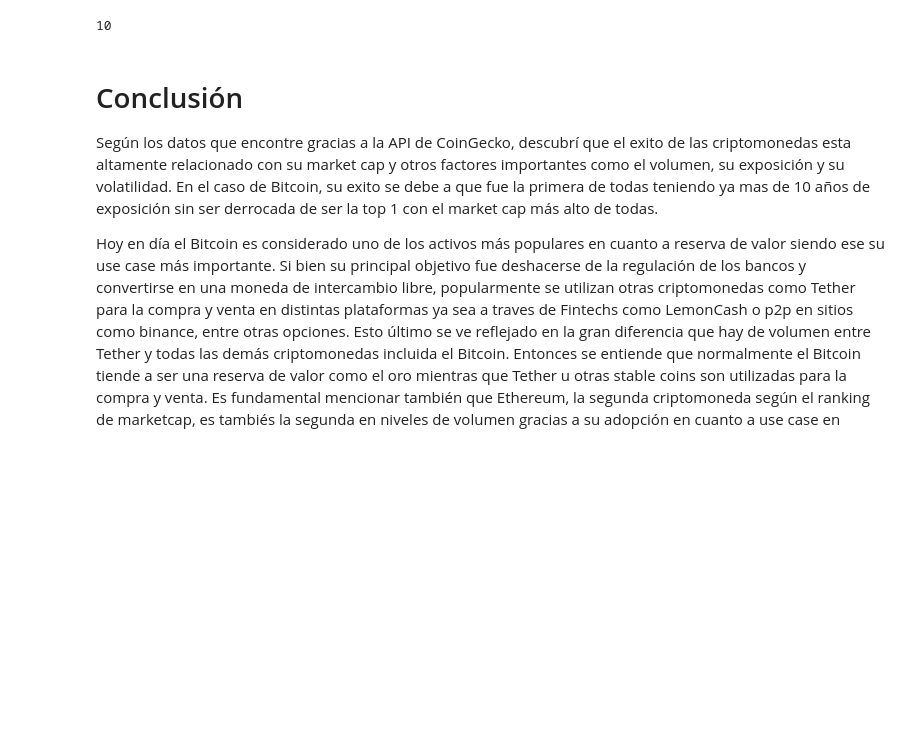
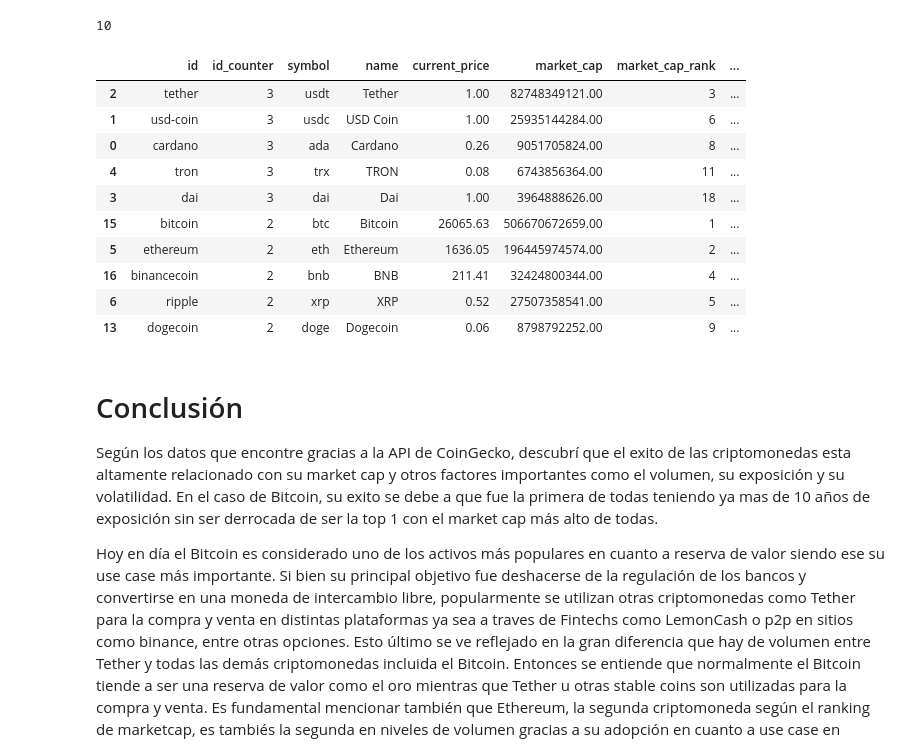
Before and after one commit to Naitais/crypto_dashboard_project, a Jupyter notebook: EDA.ipynb, the cells around one changed output. Saved outputs shown, nothing was run; the diff lists cells and outputs as text; code cells hidden in the pictures; blank space fills up the shorter version.

```diff
--- a/EDA.ipynb
+++ b/EDA.ipynb
@@ -413,6 +414,20 @@ tabla = "criptos_recomendadas"
 df_criptos_recomendadas.to_sql(name=tabla, con=engine, if_exists='replace', index=False)
 # %% [output]
 10
+# %%
+df_criptos_recomendadas
+# %% [output]
+|  | id | id_counter | symbol | name | current_price | market_cap | market_cap_rank | ... |
+| 2 | tether | 3 | usdt | Tether | 1.00 | 82748349121.00 | 3 | ... |
+| 1 | usd-coin | 3 | usdc | USD Coin | 1.00 | 25935144284.00 | 6 | ... |
+| 0 | cardano | 3 | ada | Cardano | 0.26 | 9051705824.00 | 8 | ... |
+| 4 | tron | 3 | trx | TRON | 0.08 | 6743856364.00 | 11 | ... |
+| 3 | dai | 3 | dai | Dai | 1.00 | 3964888626.00 | 18 | ... |
+| 15 | bitcoin | 2 | btc | Bitcoin | 26065.63 | 506670672659.00 | 1 | ... |
+| 5 | ethereum | 2 | eth | Ethereum | 1636.05 | 196445974574.00 | 2 | ... |
+| 16 | binancecoin | 2 | bnb | BNB | 211.41 | 32424800344.00 | 4 | ... |
+| 6 | ripple | 2 | xrp | XRP | 0.52 | 27507358541.00 | 5 | ... |
+| 13 | dogecoin | 2 | doge | Dogecoin | 0.06 | 8798792252.00 | 9 | ... |
 # %% [markdown]
 # Conclusión
 
```
Also changed, not shown: parts of 1 cell of this notebook, 1 other file.
